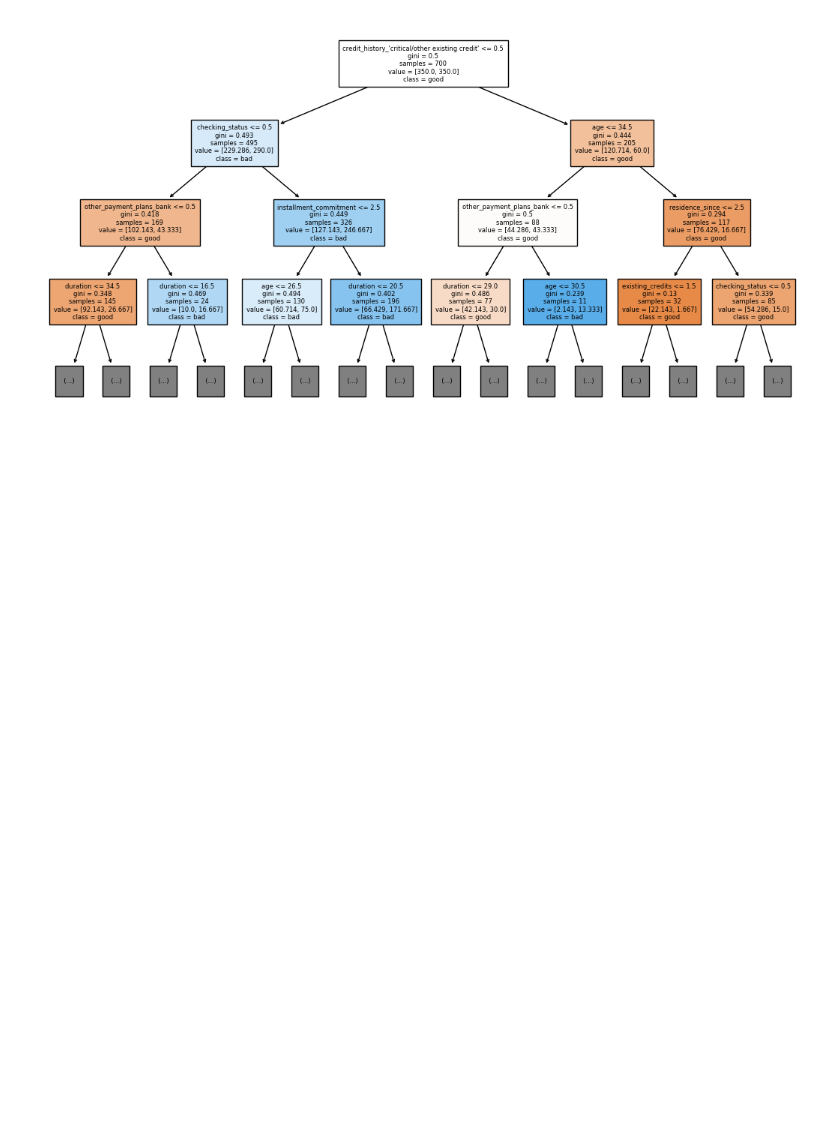
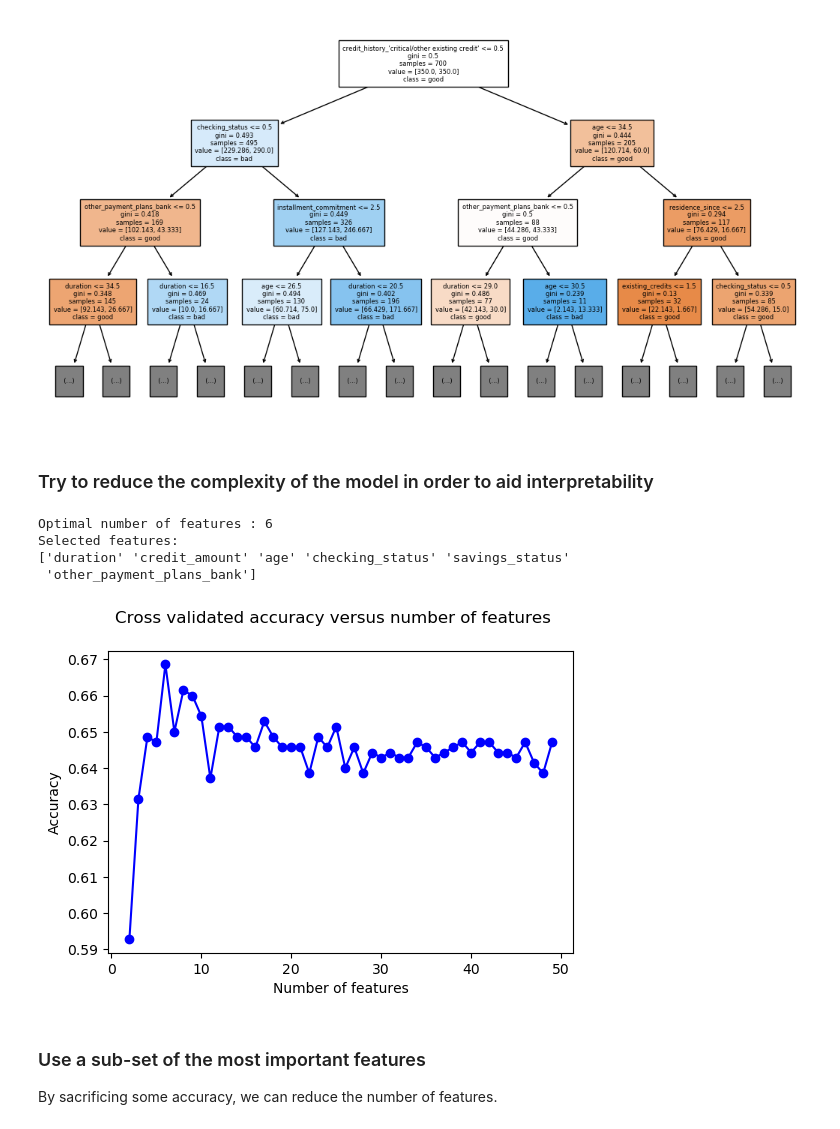
Before and after one commit to GrahamZ/CreditDefaultClassification, a Jupyter notebook: Explore.ipynb, the cells around one changed output. Saved outputs shown, nothing was run; the diff lists cells and outputs as text; code cells hidden in the pictures; blank space fills up the shorter version.

Commit message:
Feature Elimination

```diff
--- a/Explore.ipynb
+++ b/Explore.ipynb
@@ -367,3 +387,42 @@ weighted avg       0.71      0.68      0.69       300
     plt.show()
 # %% [output]
 [figure]
+# %% [markdown]
+### Try to reduce the complexity of the model in order to aid interpretability
+# %%
+# Use Recursive Feature Elimination with cross validation to reduce the complexity of the model
+from sklearn.feature_selection import RFECV
+
+explore_tree = DecisionTreeClassifier(class_weight='balanced', random_state=21, max_depth=6, min_samples_leaf=5)
+num_features = len(features)
+min_features = 2
+step_size = 1
+rfecv = RFECV(estimator=explore_tree, step=step_size, cv=5,
+              scoring='accuracy',
+              min_features_to_select=min_features)
+rfecv.fit(x_train, y_train)
+
+print("Optimal number of features : %d" % rfecv.n_features_)
+print("Selected features:")
+print(feature_name_array[rfecv.ranking_ == 1])
+
+# Plot number of features VS. cross-validation scores
+plt.figure()
+plt.suptitle('Cross validated accuracy versus number of features')
+plt.xlabel("Number of features")
+plt.ylabel("Accuracy")
+feature_counts = list(range(num_features - step_size * (len(rfecv.grid_scores_) - 1), num_features + 1, step_size))
+if feature_counts[0] < min_features:
+    feature_counts[0] = min_features
+plt.plot(feature_counts, rfecv.grid_scores_, 'bo-')
+plt.show()
+# %% [output]
+Optimal number of features : 6
+Selected features:
+['duration' 'credit_amount' 'age' 'checking_status' 'savings_status'
+ 'other_payment_plans_bank']
+[figure, added]
+# %% [markdown]
+### Use a sub-set of the most important features
+
+By sacrificing some accuracy, we can reduce the number of features.
```
Also changed, not shown: parts of 6 cells of this notebook.
